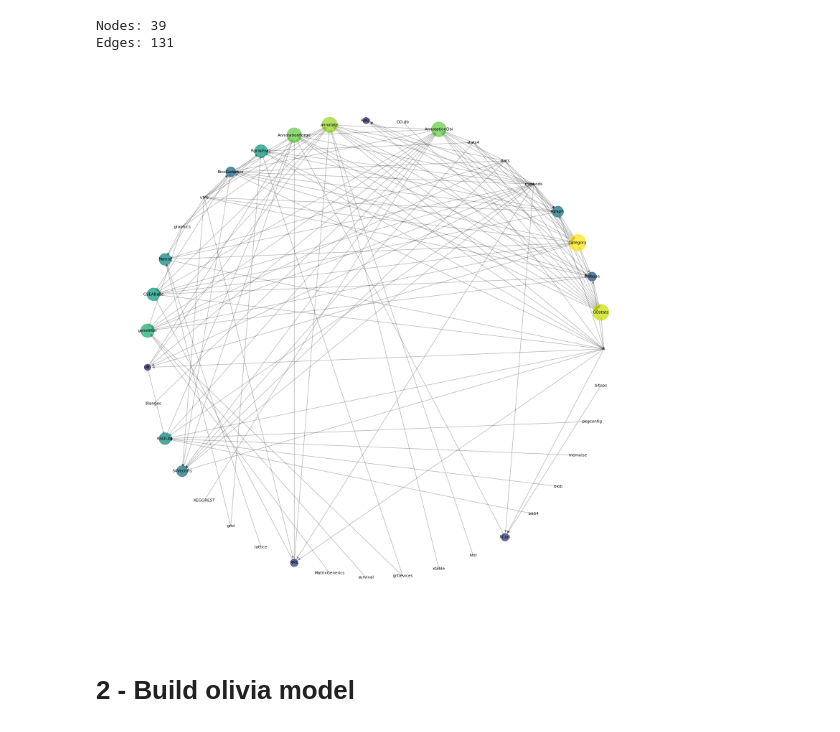
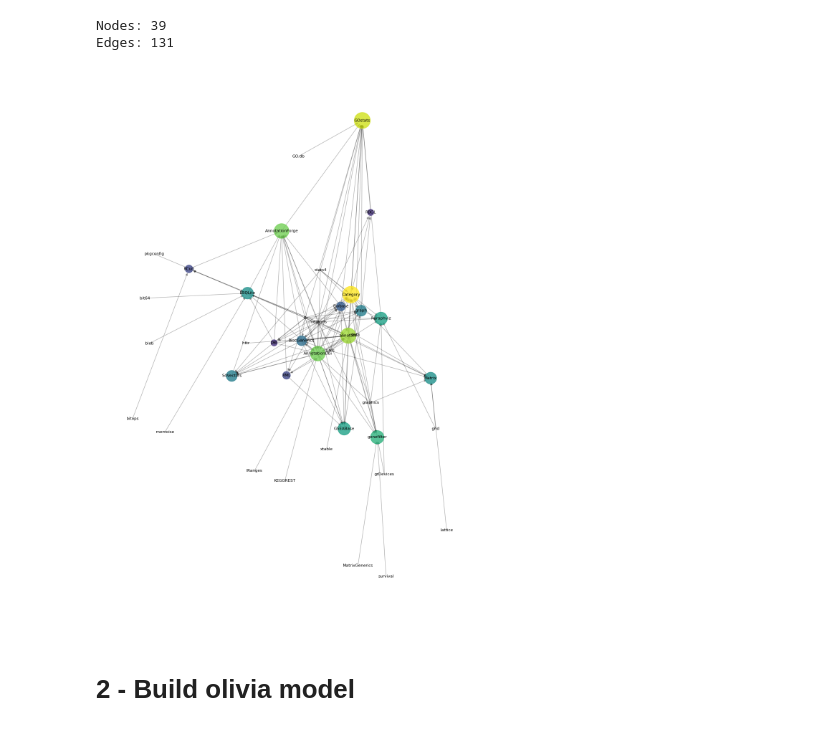
Before and after one commit to dab0012/olivia, a Jupyter notebook: notebooks/olivia_finder/Olivia Finder - Usage.ipynb, the cells around one changed output. Drawn from its saved outputs; the diff is of its cells as text; code cells hidden in the pictures.

```diff
--- a/notebooks/olivia_finder/Olivia Finder - Usage.ipynb
+++ b/notebooks/olivia_finder/Olivia Finder - Usage.ipynb
@@ -240,9 +250,9 @@ Nodes: 39
 Edges: 131
 # %%
 # Draw the graph
-draw_networkx_graph(GOstats_G)
+draw_networkx_graph(GOstats_G, layout='spring', size=(20,20), )
 # %% [output]
-[figure, old version]
+[figure, new version]
 # %% [markdown]
 # **2 - Build olivia model**
 # %%
```
Also changed, not shown: parts of 8 cells of this notebook, 8 other files.
